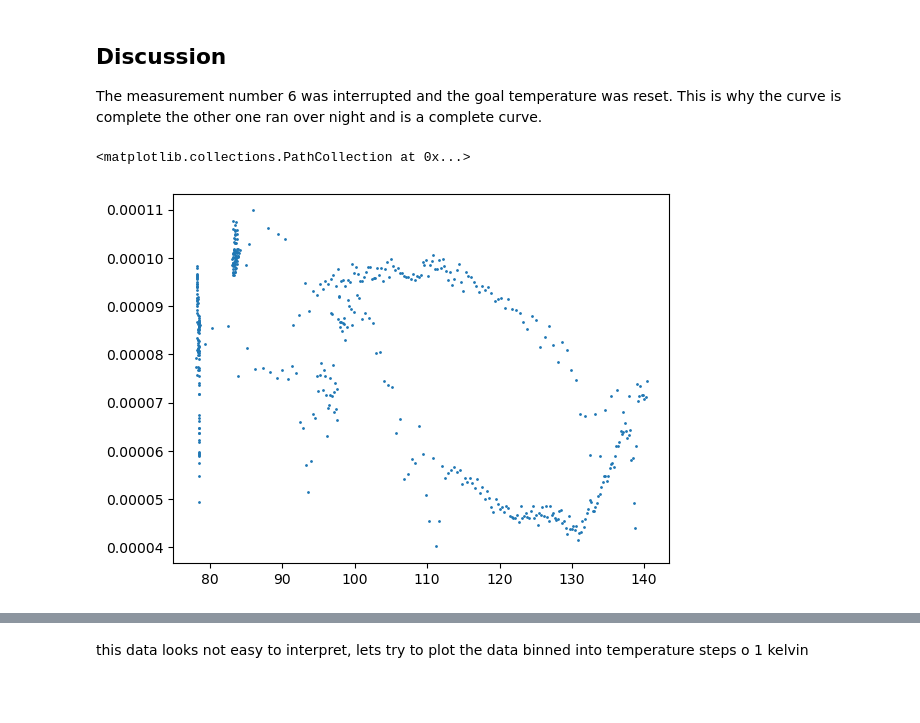
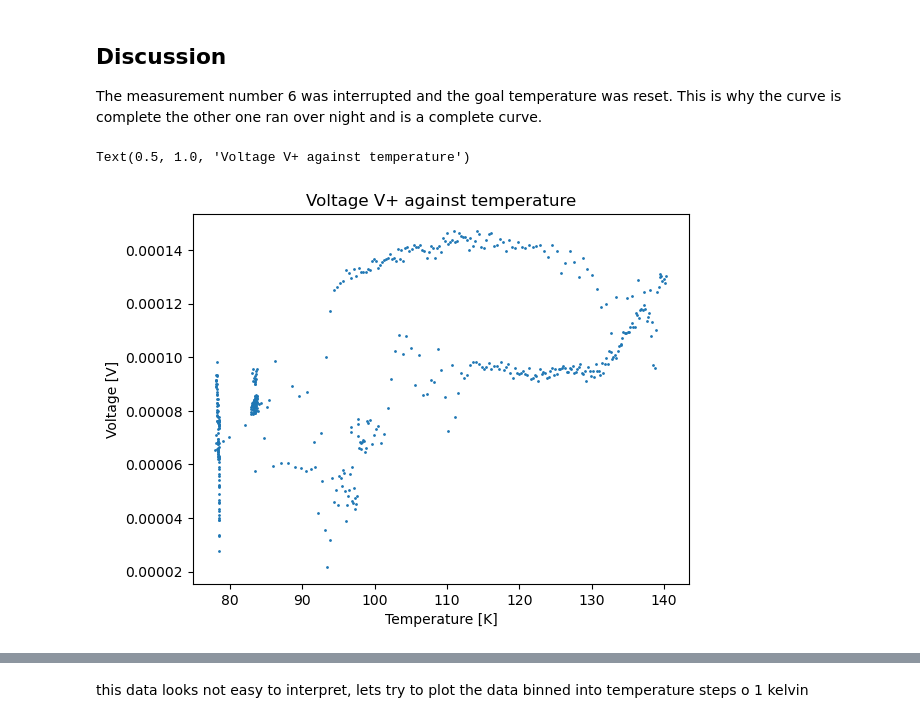
Before and after one commit to JanZur/Solid_state_physics_lab, a Jupyter notebook: solidstates_lab.ipynb, the cells around one changed output, grey strips where cells are left out. Saved outputs shown, nothing was run; the diff lists cells and outputs as text; code cells hidden in the pictures; blank space fills up the shorter version.

```diff
--- a/solidstates_lab.ipynb
+++ b/solidstates_lab.ipynb
@@ -90,13 +92,12 @@ plt.show()
 ## Discussion
 The measurement number 6 was interrupted and the goal temperature was reset. This is why the curve is complete the
 other one ran over night and is a complete curve.
-# %%
-#Analysis of voltage against temperature
-
-average_voltage_01 = (measurement_01_data[:,2] + measurement_01_data[:,4]) / 2
-voltage_uncertainty_01 = np.abs(measurement_01_data[:,2] - measurement_01_data[:,4])
-
-plt.scatter(measurement_01_data_average_temperature, average_voltage_01, s = 1)
-# %% [output]
-<matplotlib.collections.PathCollection at 0x...>
-[figure, removed]
+# %%
+#plot the original T before Data versis the V + data
+plt.scatter(measurement_01_data[:,0], measurement_01_data[:,2], s = 1)
+plt.xlabel('Temperature [K]')
+plt.ylabel('Voltage [V]')
+plt.title('Voltage V+ against temperature')
+# %% [output]
+Text(0.5, 1.0, 'Voltage V+ against temperature')
+[figure, added]
```
Also changed, not shown: parts of 8 cells of this notebook.
